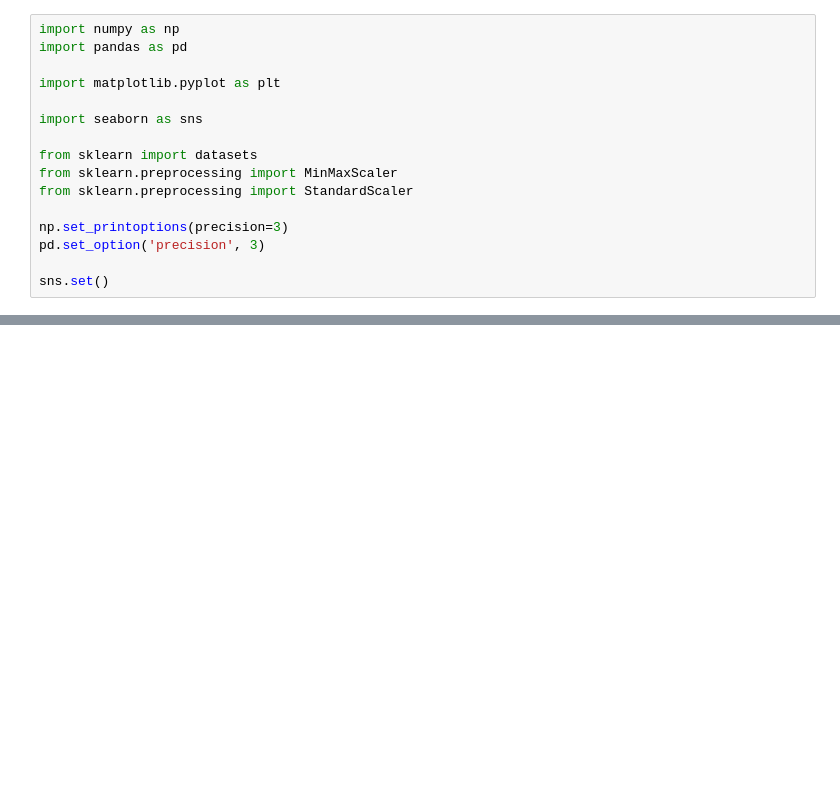
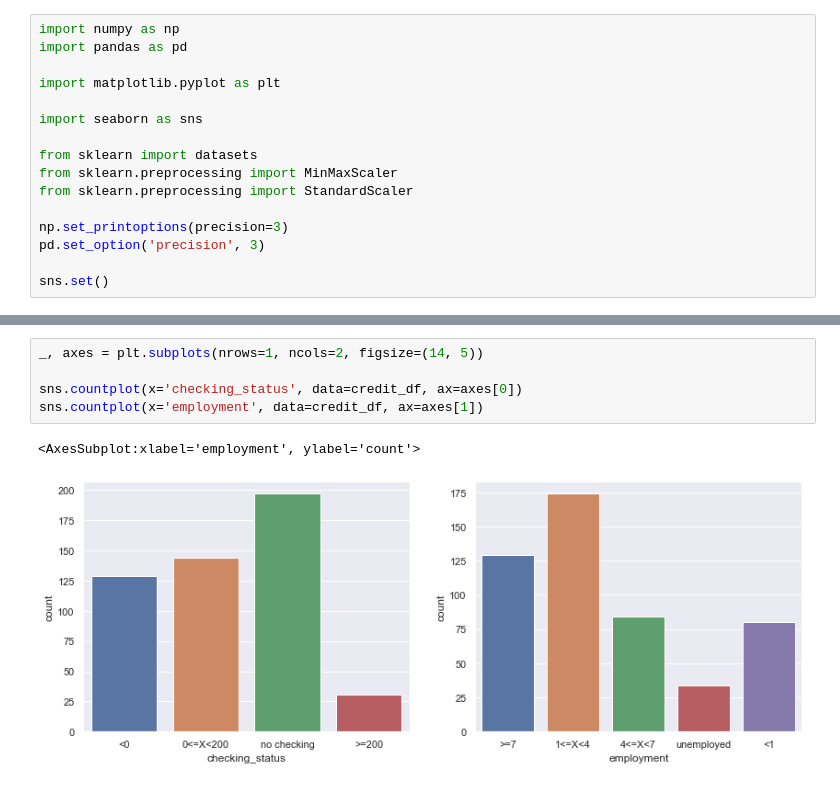
Before and after one commit to baklazhenko-dm/DataMining, a Jupyter notebook: lab1_task.ipynb, the cells around one changed output, grey strips where cells are left out. Saved outputs shown, nothing was run; the diff lists cells and outputs as text; blank space fills up the shorter version.

```diff
--- a/lab1_task.ipynb
+++ b/lab1_task.ipynb
@@ -38,0 +244,8 @@ credit_df = pd.read_csv(path, index_col=0)
+# %%
+_, axes = plt.subplots(nrows=1, ncols=2, figsize=(14, 5))
+
+sns.countplot(x='checking_status', data=credit_df, ax=axes[0])
+sns.countplot(x='employment', data=credit_df, ax=axes[1])
+# %% [output]
+<AxesSubplot:xlabel='employment', ylabel='count'>
+[figure, added]
```
Also changed, not shown: parts of 34 cells of this notebook.
